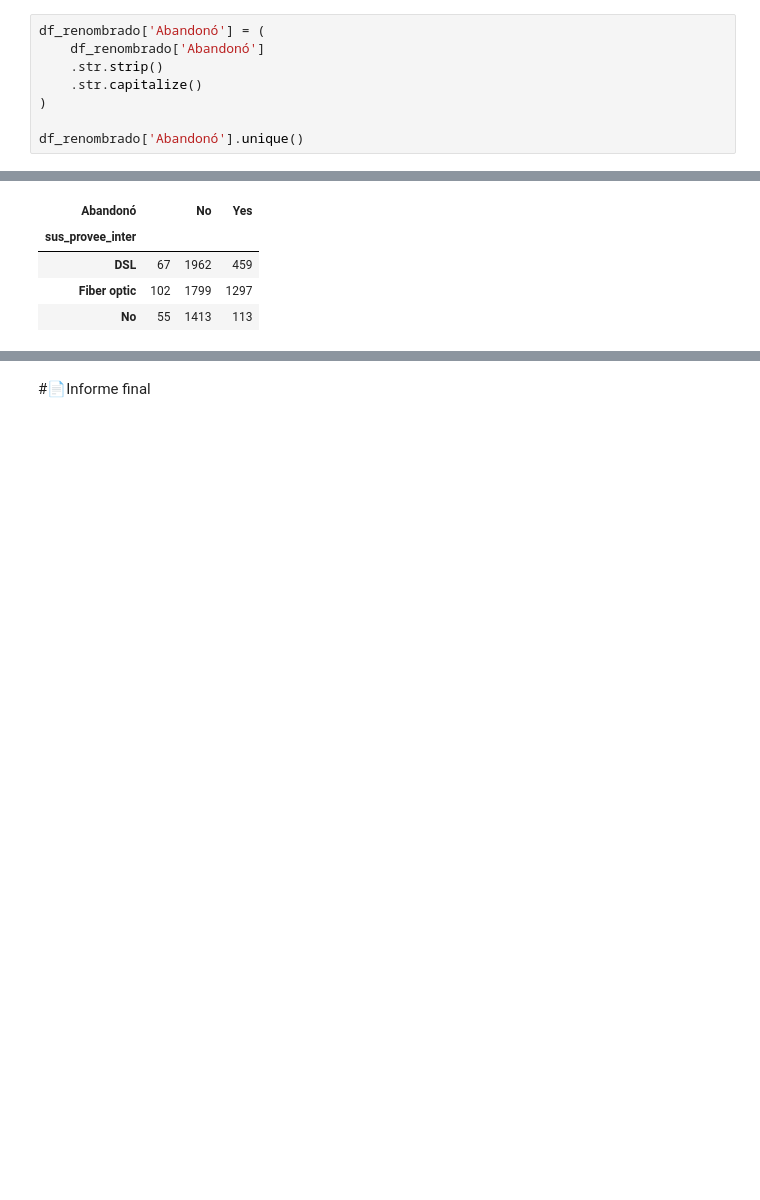
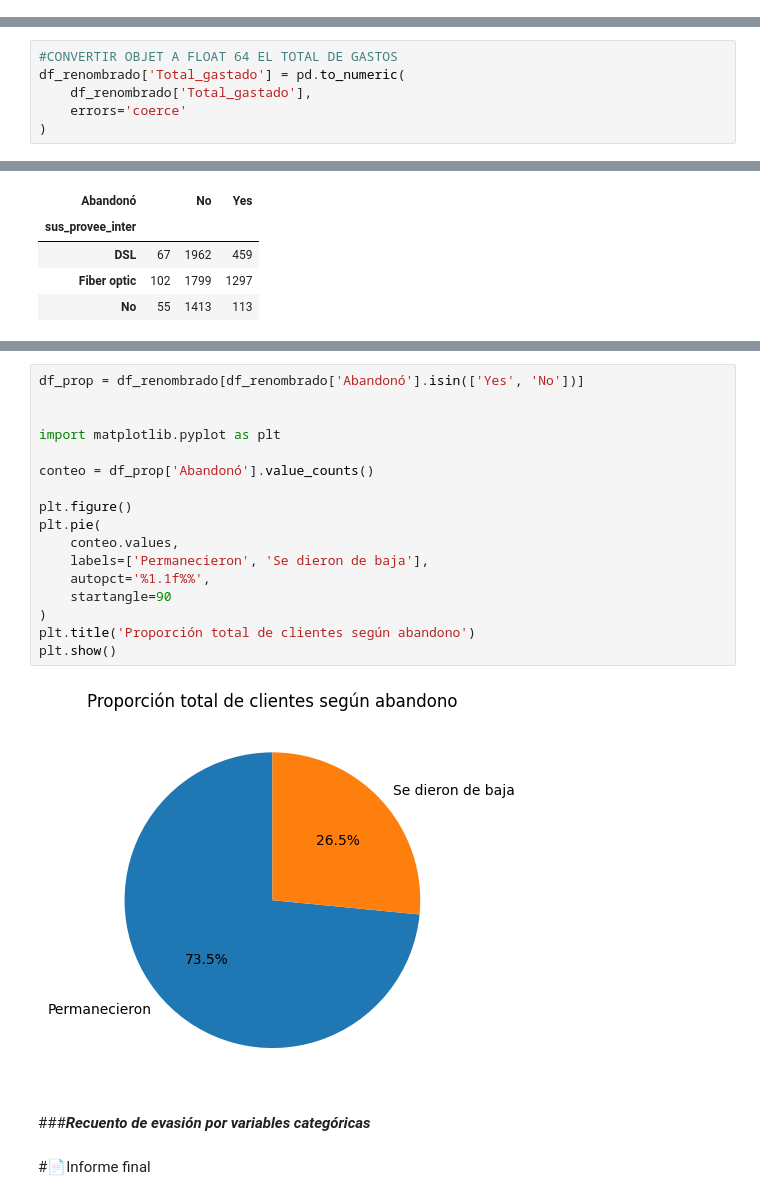
Before and after one commit to Charlymanuk/DESAFIO-TELECOM, a Jupyter notebook: TelecomX_LATAM.ipynb, the cells around one changed output, grey strips where cells are left out. Cells and saved outputs as stored; diff of their text form; blank space fills up the shorter version.

```diff
--- a/TelecomX_LATAM.ipynb
+++ b/TelecomX_LATAM.ipynb
@@ -68,11 +68,3 @@ df_renombrado.head()
 | 3 | 0011-IGKFF | Yes | Male | 1 | Yes | No | 13 | Yes | ... |
 | 4 | 0013-EXCHZ | Yes | Female | 1 | Yes | No | 3 | Yes | ... |
 5 rows × 21 columns
-# %%
-df_renombrado['Abandonó'] = (
-    df_renombrado['Abandonó']
-    .str.strip()
-    .str.capitalize()
-)
-
-df_renombrado['Abandonó'].unique()
@@ -109,3 +103,9 @@ Data columns (total 21 columns):
  20  Total_gastado           7267 non-null   object
 dtypes: float64(1), int64(2), object(18)
 memory usage: 1.2+ MB
+# %%
+#CONVERTIR OBJET A FLOAT 64 EL TOTAL DE GASTOS
+df_renombrado['Total_gastado'] = pd.to_numeric(
+    df_renombrado['Total_gastado'],
+    errors='coerce'
+)
@@ -168,2 +347,23 @@ pd.crosstab(
+# %%
+df_prop = df_renombrado[df_renombrado['Abandonó'].isin(['Yes', 'No'])]
+
+
+import matplotlib.pyplot as plt
+
+conteo = df_prop['Abandonó'].value_counts()
+
+plt.figure()
+plt.pie(
+    conteo.values,
+    labels=['Permanecieron', 'Se dieron de baja'],
+    autopct='%1.1f%%',
+    startangle=90
+)
+plt.title('Proporción total de clientes según abandono')
+plt.show()
+# %% [output]
+[figure, added]
+# %% [markdown]
+###***Recuento de evasión por variables categóricas***
 # %% [markdown]
 #📄Informe final
```
Also changed, not shown: parts of 25 cells of this notebook.
